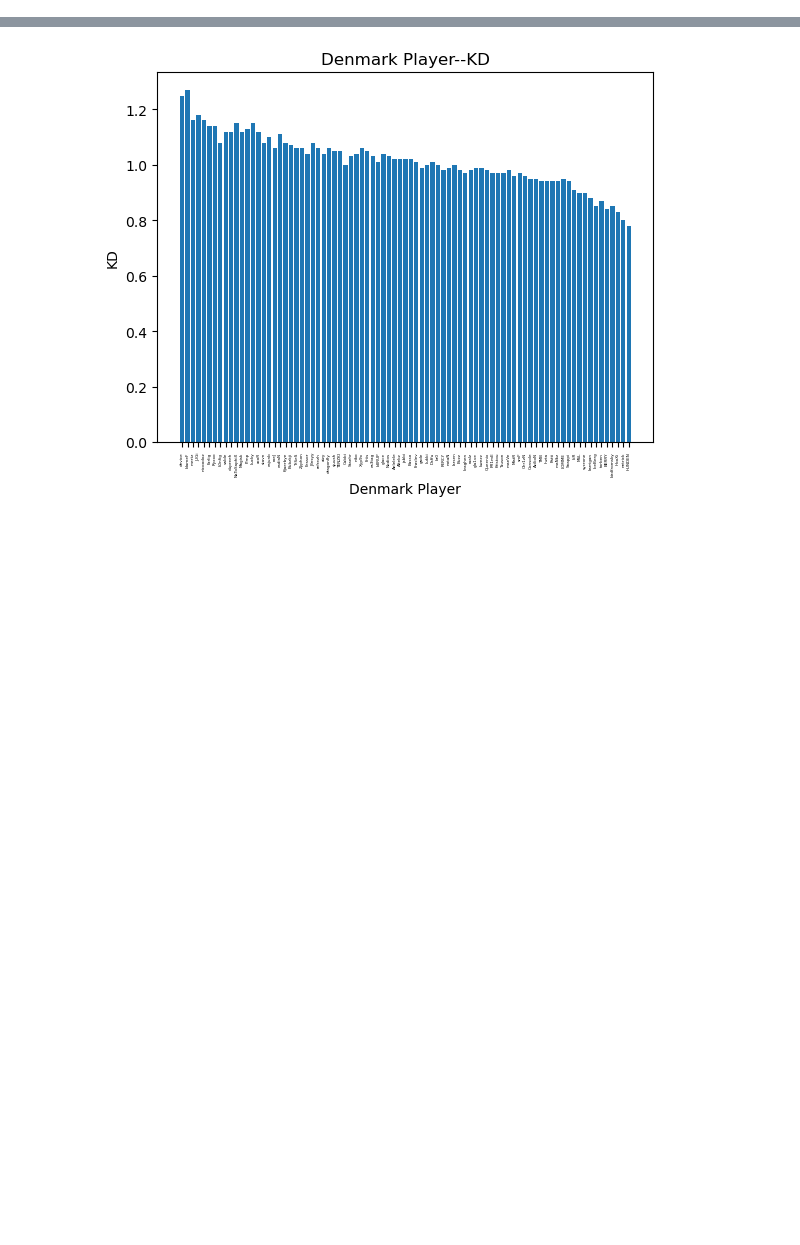
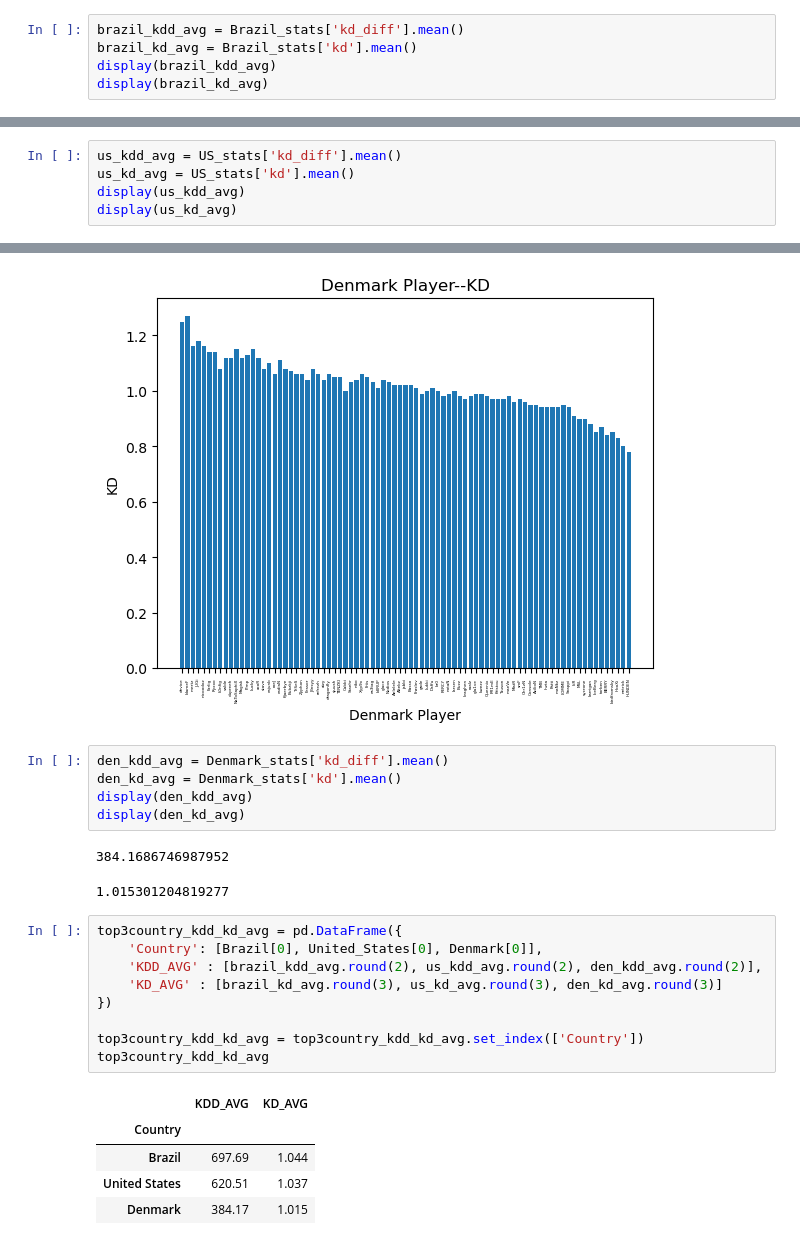
Before and after one commit to SikoticVinyl/VictorVis, a Jupyter notebook: shayne_files/shayne_og_data.ipynb, the cells around one changed output, grey strips where cells are left out. Saved outputs shown, nothing was run; the diff lists cells and outputs as text; blank space fills up the shorter version.

Commit message:
more data stuff

```diff
--- a/shayne.ipynb
+++ b/shayne_files/shayne_og_data.ipynb
@@ -205,3 +205,8 @@ plt.show
 # %% [output]
 <function matplotlib.pyplot.show(close=None, block=None)>
 [figure]
+# %%
+brazil_kdd_avg = Brazil_stats['kd_diff'].mean()
+brazil_kd_avg = Brazil_stats['kd'].mean()
+display(brazil_kdd_avg)
+display(brazil_kd_avg)
@@ -266,3 +274,8 @@ plt.show
 # %% [output]
 <function matplotlib.pyplot.show(close=None, block=None)>
 [figure]
+# %%
+us_kdd_avg = US_stats['kd_diff'].mean()
+us_kd_avg = US_stats['kd'].mean()
+display(us_kdd_avg)
+display(us_kd_avg)
@@ -327,3 +343,26 @@ plt.show
 # %% [output]
 <function matplotlib.pyplot.show(close=None, block=None)>
 [figure]
+# %%
+den_kdd_avg = Denmark_stats['kd_diff'].mean()
+den_kd_avg = Denmark_stats['kd'].mean()
+display(den_kdd_avg)
+display(den_kd_avg)
+# %% [output]
+384.1686746987952
+1.015301204819277
+# %%
+top3country_kdd_kd_avg = pd.DataFrame({
+    'Country': [Brazil[0], United_States[0], Denmark[0]],
+    'KDD_AVG' : [brazil_kdd_avg.round(2), us_kdd_avg.round(2), den_kdd_avg.round(2)],
+    'KD_AVG' : [brazil_kd_avg.round(3), us_kd_avg.round(3), den_kd_avg.round(3)]
+})
+
+top3country_kdd_kd_avg = top3country_kdd_kd_avg.set_index(['Country'])
+top3country_kdd_kd_avg
+# %% [output]
+|  | KDD_AVG | KD_AVG |
+| Country |  |  |
+| Brazil | 697.69 | 1.044 |
+| United States | 620.51 | 1.037 |
+| Denmark | 384.17 | 1.015 |
```
Also changed, not shown: parts of 9 cells of this notebook, 1 other file.
